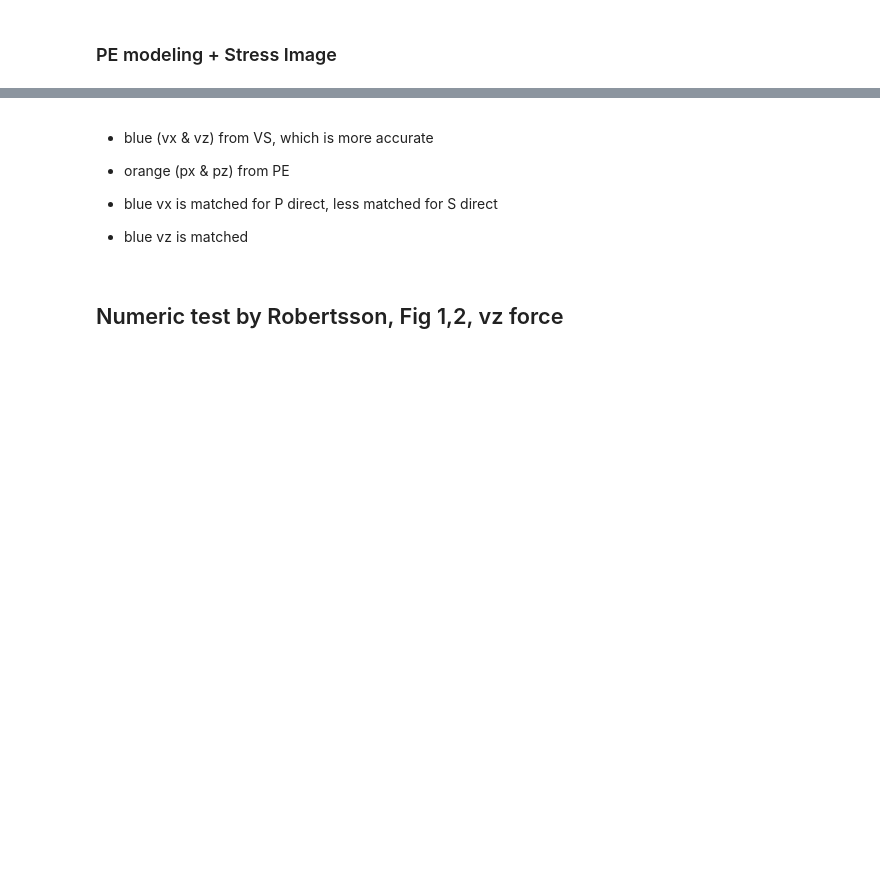
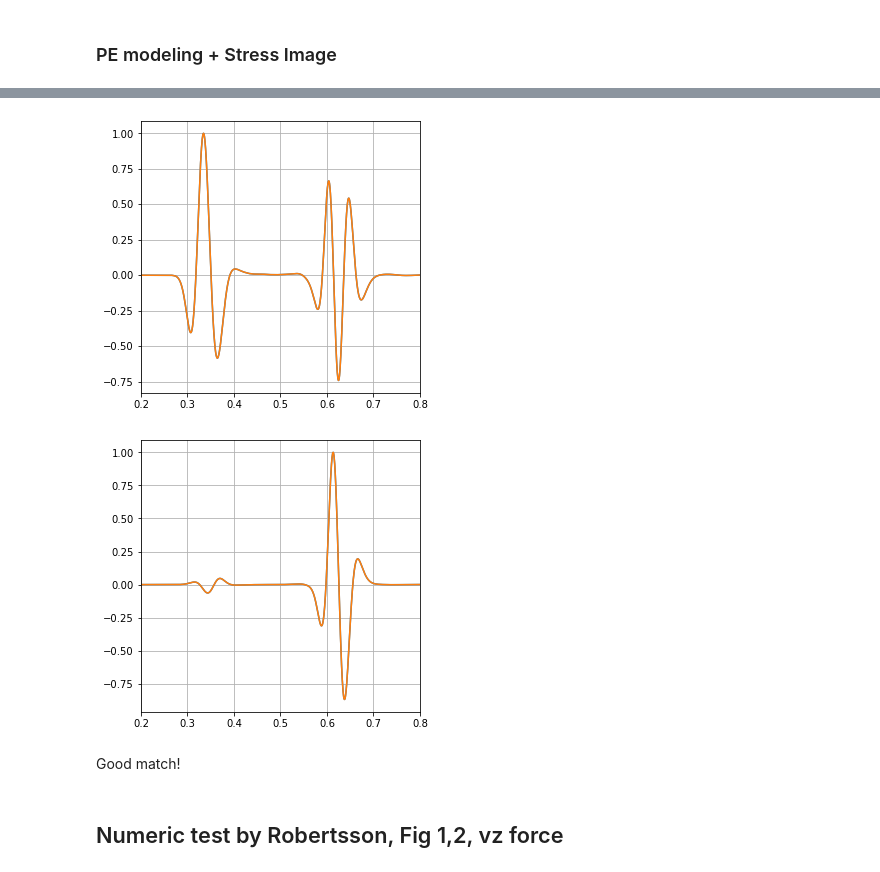
Before and after one commit to joeyartech/SeisJIMU, a Jupyter notebook: Demo/01_ForwardModeling_DAS_Freesurface/go.ipynb, the cells around one changed output, grey strips where cells are left out. Cells and saved outputs as stored; diff of their text form; code cells hidden in the pictures; blank space fills up the shorter version.

```diff
--- a/Demo/01_ForwardModeling_DAS_Freesurface/go.ipynb
+++ b/Demo/01_ForwardModeling_DAS_Freesurface/go.ipynb
@@ -393,9 +391,18 @@ plt.xlim([0.2,0.8]); plt.grid()
-# %% [markdown]
-- blue (vx & vz) from VS, which is more accurate
-- orange (px & pz) from PE
-
-- blue vx is matched for P direct, less matched for S direct
-- blue vz is matched
+# %%
+plt.figure(figsize=(5,5))
+tr=read_su('res_VS/Ru_Shot0001.su',n=(3,nt))[:,1] ; plt.plot(t,tr/np.amax(tr))
+tr=read_su('res_PE/Ru_Shot0001.su',n=(2,nt))[:,1] ; plt.plot(t,tr/np.amax(tr))
+plt.xlim([0.2,0.8]); plt.grid()
+
+plt.figure(figsize=(5,5))
+tr=read_su('res_VS/Ru_Shot0001.su',n=(3,nt))[:,0] ; plt.plot(t,tr/np.amax(tr))
+tr=read_su('res_PE/Ru_Shot0001.su',n=(2,nt))[:,0] ; plt.plot(t,tr/np.amax(tr))
+plt.xlim([0.2,0.8]); plt.grid()
+# %% [output]
+[figure, added]
+[figure, added]
+# %% [markdown]
+Good match!
 # %% [markdown]
 ## Numeric test by Robertsson, Fig 1,2, vz force
 # %%
```
Also changed, not shown: parts of 29 cells of this notebook, 8 other files.
